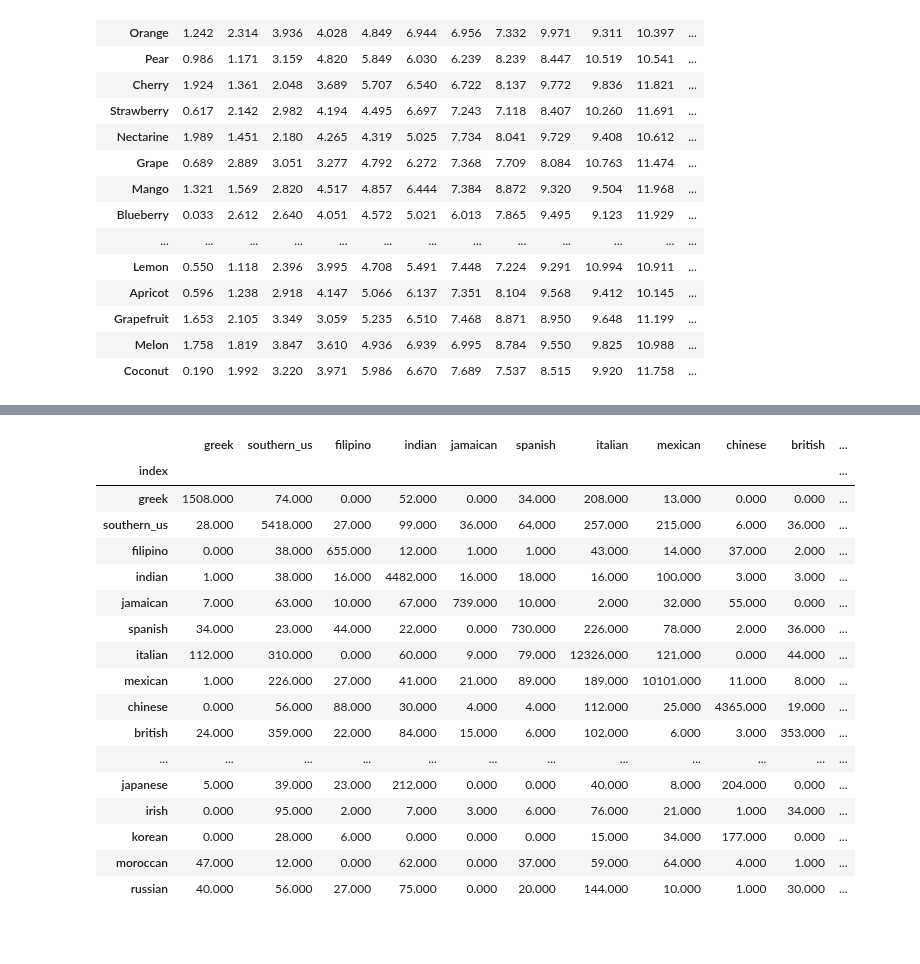
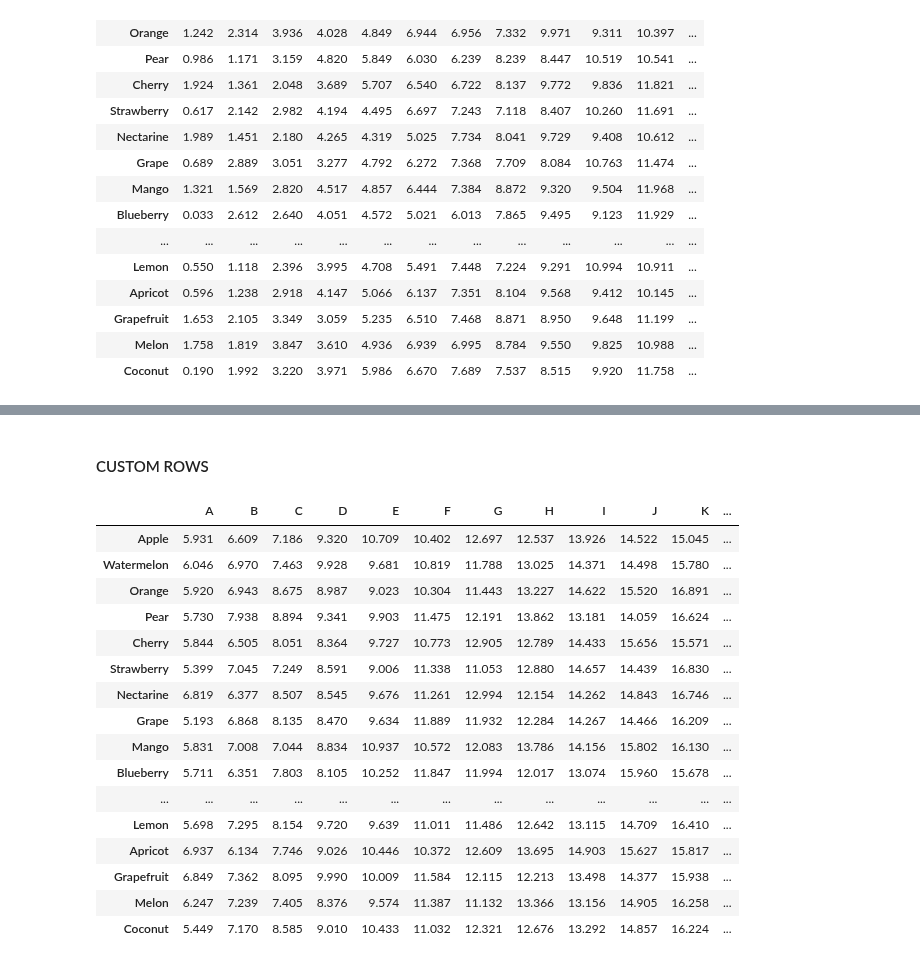
Before and after one commit to harveyhwm/pretty-pandas, a Jupyter notebook: main.ipynb, the cells around one changed output, grey strips where cells are left out. Saved outputs shown, nothing was run; the diff lists cells and outputs as text; code cells hidden in the pictures; blank space fills up the shorter version.

```diff
--- a/main.ipynb
+++ b/main.ipynb
@@ -537,30 +536,38 @@ conf_example
-# %%
-pretty_pandas(
-    conf_example,
-    index='show',
-    font_size=11,
-    header_size=12,
-    default_fill_color='#F9F9FF',
-    default_text_color='#555',
-    #default_border='1px solid #CCC',
-    configs=make_palette(50,99,palette=['white','yellow','yellow','red'],number='pct')
-)
-# %% [output]
-|  | greek | southern_us | filipino | indian | jamaican | spanish | italian | mexican | chinese | british | ... |
-| index |  |  |  |  |  |  |  |  |  |  | ... |
-| greek | 1508.000 | 74.000 | 0.000 | 52.000 | 0.000 | 34.000 | 208.000 | 13.000 | 0.000 | 0.000 | ... |
-| southern_us | 28.000 | 5418.000 | 27.000 | 99.000 | 36.000 | 64.000 | 257.000 | 215.000 | 6.000 | 36.000 | ... |
-| filipino | 0.000 | 38.000 | 655.000 | 12.000 | 1.000 | 1.000 | 43.000 | 14.000 | 37.000 | 2.000 | ... |
-| indian | 1.000 | 38.000 | 16.000 | 4482.000 | 16.000 | 18.000 | 16.000 | 100.000 | 3.000 | 3.000 | ... |
-| jamaican | 7.000 | 63.000 | 10.000 | 67.000 | 739.000 | 10.000 | 2.000 | 32.000 | 55.000 | 0.000 | ... |
-| spanish | 34.000 | 23.000 | 44.000 | 22.000 | 0.000 | 730.000 | 226.000 | 78.000 | 2.000 | 36.000 | ... |
-| italian | 112.000 | 310.000 | 0.000 | 60.000 | 9.000 | 79.000 | 12326.000 | 121.000 | 0.000 | 44.000 | ... |
-| mexican | 1.000 | 226.000 | 27.000 | 41.000 | 21.000 | 89.000 | 189.000 | 10101.000 | 11.000 | 8.000 | ... |
-| chinese | 0.000 | 56.000 | 88.000 | 30.000 | 4.000 | 4.000 | 112.000 | 25.000 | 4365.000 | 19.000 | ... |
-| british | 24.000 | 359.000 | 22.000 | 84.000 | 15.000 | 6.000 | 102.000 | 6.000 | 3.000 | 353.000 | ... |
-| ... | ... | ... | ... | ... | ... | ... | ... | ... | ... | ... | ... |
-| japanese | 5.000 | 39.000 | 23.000 | 212.000 | 0.000 | 0.000 | 40.000 | 8.000 | 204.000 | 0.000 | ... |
-| irish | 0.000 | 95.000 | 2.000 | 7.000 | 3.000 | 6.000 | 76.000 | 21.000 | 1.000 | 34.000 | ... |
-| korean | 0.000 | 28.000 | 6.000 | 0.000 | 0.000 | 0.000 | 15.000 | 34.000 | 177.000 | 0.000 | ... |
-| moroccan | 47.000 | 12.000 | 0.000 | 62.000 | 0.000 | 37.000 | 59.000 | 64.000 | 4.000 | 1.000 | ... |
-| russian | 40.000 | 56.000 | 27.000 | 75.000 | 0.000 | 20.000 | 144.000 | 10.000 | 1.000 | 30.000 | ... |
+# %% [markdown]
+####
+#### CUSTOM ROWS
+# %%
+configs=[
+    {
+        'fill_palette': ['#DDE7F7'], #list(sns.color_palette('YlOrRd').as_hex()),
+        'rows': [test_df.index[i] for i in range(0,len(test_df.index),2)]
+    }
+]
+
+pretty_pandas(
+    test_df+5,
+    index='show',
+    font_size=11,
+    header_size=12,
+    default_fill_color='#F9F9FF',
+    default_text_color='#555',
+    configs=configs
+)
+# %% [output]
+|  | A | B | C | D | E | F | G | H | I | J | K | ... |
+| Apple | 5.931 | 6.609 | 7.186 | 9.320 | 10.709 | 10.402 | 12.697 | 12.537 | 13.926 | 14.522 | 15.045 | ... |
+| Watermelon | 6.046 | 6.970 | 7.463 | 9.928 | 9.681 | 10.819 | 11.788 | 13.025 | 14.371 | 14.498 | 15.780 | ... |
+| Orange | 5.920 | 6.943 | 8.675 | 8.987 | 9.023 | 10.304 | 11.443 | 13.227 | 14.622 | 15.520 | 16.891 | ... |
+| Pear | 5.730 | 7.938 | 8.894 | 9.341 | 9.903 | 11.475 | 12.191 | 13.862 | 13.181 | 14.059 | 16.624 | ... |
+| Cherry | 5.844 | 6.505 | 8.051 | 8.364 | 9.727 | 10.773 | 12.905 | 12.789 | 14.433 | 15.656 | 15.571 | ... |
+| Strawberry | 5.399 | 7.045 | 7.249 | 8.591 | 9.006 | 11.338 | 11.053 | 12.880 | 14.657 | 14.439 | 16.830 | ... |
+| Nectarine | 6.819 | 6.377 | 8.507 | 8.545 | 9.676 | 11.261 | 12.994 | 12.154 | 14.262 | 14.843 | 16.746 | ... |
+| Grape | 5.193 | 6.868 | 8.135 | 8.470 | 9.634 | 11.889 | 11.932 | 12.284 | 14.267 | 14.466 | 16.209 | ... |
+| Mango | 5.831 | 7.008 | 7.044 | 8.834 | 10.937 | 10.572 | 12.083 | 13.786 | 14.156 | 15.802 | 16.130 | ... |
+| Blueberry | 5.711 | 6.351 | 7.803 | 8.105 | 10.252 | 11.847 | 11.994 | 12.017 | 13.074 | 15.960 | 15.678 | ... |
+| ... | ... | ... | ... | ... | ... | ... | ... | ... | ... | ... | ... | ... |
+| Lemon | 5.698 | 7.295 | 8.154 | 9.720 | 9.639 | 11.011 | 11.486 | 12.642 | 13.115 | 14.709 | 16.410 | ... |
+| Apricot | 6.937 | 6.134 | 7.746 | 9.026 | 10.446 | 10.372 | 12.609 | 13.695 | 14.903 | 15.627 | 15.817 | ... |
+| Grapefruit | 6.849 | 7.362 | 8.095 | 9.990 | 10.009 | 11.584 | 12.115 | 12.213 | 13.498 | 14.377 | 15.938 | ... |
+| Melon | 6.247 | 7.239 | 7.405 | 8.376 | 9.574 | 11.387 | 11.132 | 13.366 | 13.156 | 14.905 | 16.258 | ... |
+| Coconut | 5.449 | 7.170 | 8.585 | 9.010 | 10.433 | 11.032 | 12.321 | 12.676 | 13.292 | 14.857 | 16.224 | ... |
```
Also changed, not shown: parts of 27 cells of this notebook, 1 other file.
